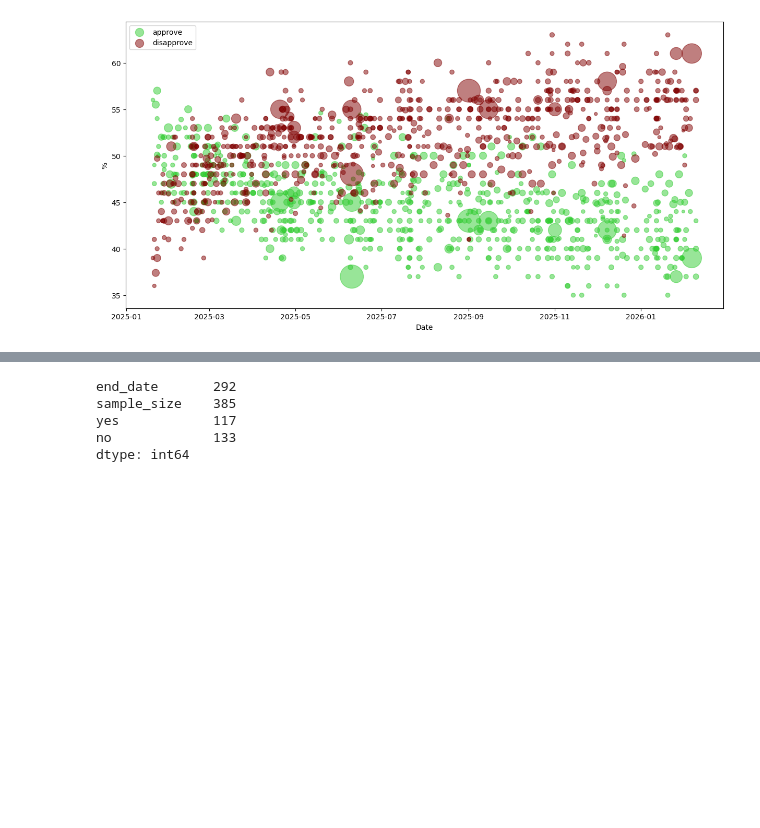
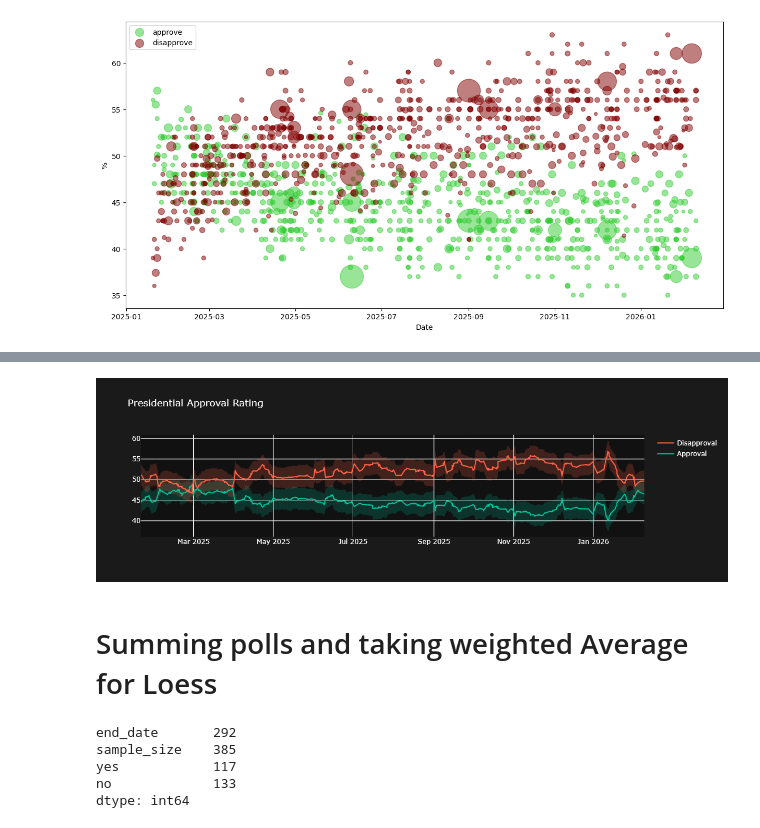
Before and after one commit to AriqRashid/election-signals, a Jupyter notebook: approval_dev.ipynb, the cells around one changed output, grey strips where cells are left out. Cells and saved outputs as stored; diff of their text form; code cells hidden in the pictures; blank space fills up the shorter version.

```diff
--- a/approval_dev.ipynb
+++ b/approval_dev.ipynb
@@ -128,0 +150,14 @@ ax.legend(markerscale= 0.5)
+# %%
+df_two['end_date'] = pd.to_datetime(df_two['end_date'])
+df_two = df_two.sort_values('end_date').reset_index(drop=True)
+df_two = df_two.dropna(subset=['sample_size'])
+df_two['p_yes'] = df_two['yes'] / 100
+df_two['p_no'] = df_two['no'] / 100
+
+df_two['yes_upper'] = (df_two['p_yes'] + 1.96 * np.sqrt(df_two['p_yes'] * (1 - df_two['p_yes']) / df_two['sample_size'])) * 100
+df_two['yes_lower'] = (df_two['p_yes'] - 1.96 * np.sqrt(df_two['p_yes'] * (1 - df_two['p_yes']) / df_two['sample_size'])) * 100
+
+df_two['no_upper'] = (df_two['p_no'] + 1.96 * np.sqrt(df_two['p_no'] * (1 - df_two['p_no']) / df_two['sample_size'])) * 100
+df_two['no_lower'] = (df_two['p_no'] - 1.96 * np.sqrt(df_two['p_no'] * (1 - df_two['p_no']) / df_two['sample_size'])) * 100
+df_two.columns
+df_two
@@ -129,3 +201,35 @@ ax.legend(markerscale= 0.5)
+# %%
+DARK_MODE = True
+bg_color = "#111111" if DARK_MODE else "#ffffff"
+paper_color = "#1a1a1a" if DARK_MODE else "#f9f9f9"
+line_color = "#ffffff" if DARK_MODE else "#000000"
+
+fig = go.Figure()
+
+# Approval band
+fig.add_trace(go.Scatter(x=df_two['end_date'], y=df_two['yes_upper_smooth'], mode='lines', line=dict(width=0), showlegend=False))
+fig.add_trace(go.Scatter(x=df_two['end_date'], y=df_two['yes_lower_smooth'], mode='lines', line=dict(width=0), fill='tonexty', fillcolor='rgba(0, 196, 154, 0.2)', showlegend=False))
+
+# Disapproval band
+fig.add_trace(go.Scatter(x=df_two['end_date'], y=df_two['no_upper_smooth'], mode='lines', line=dict(width=0), showlegend=False))
+fig.add_trace(go.Scatter(x=df_two['end_date'], y=df_two['no_lower_smooth'], mode='lines', line=dict(width=0), fill='tonexty', fillcolor='rgba(255, 99, 71, 0.2)', showlegend=False))
+
+# Main lines
+fig.add_trace(go.Scatter(x=df_two['end_date'], y=df_two['yes_smooth'], mode='lines', name='Approval', line=dict(color='#00C49A', width=2)))
+fig.add_trace(go.Scatter(x=df_two['end_date'], y=df_two['no_smooth'], mode='lines', name='Disapproval', line=dict(color='#FF6347', width=2)))
+
+fig.update_layout(
+    plot_bgcolor=bg_color,
+    paper_bgcolor=paper_color,
+    font=dict(color=line_color),
+    title="Presidential Approval Rating"
+)
+
+fig.show()
+# %% [output]
+[figure, added]
+# %% [markdown]
+# Summing polls and taking weighted Average for Loess
 # %%
 df_two.nunique()
 # %% [output]
```
Also changed, not shown: parts of 8 cells of this notebook.
